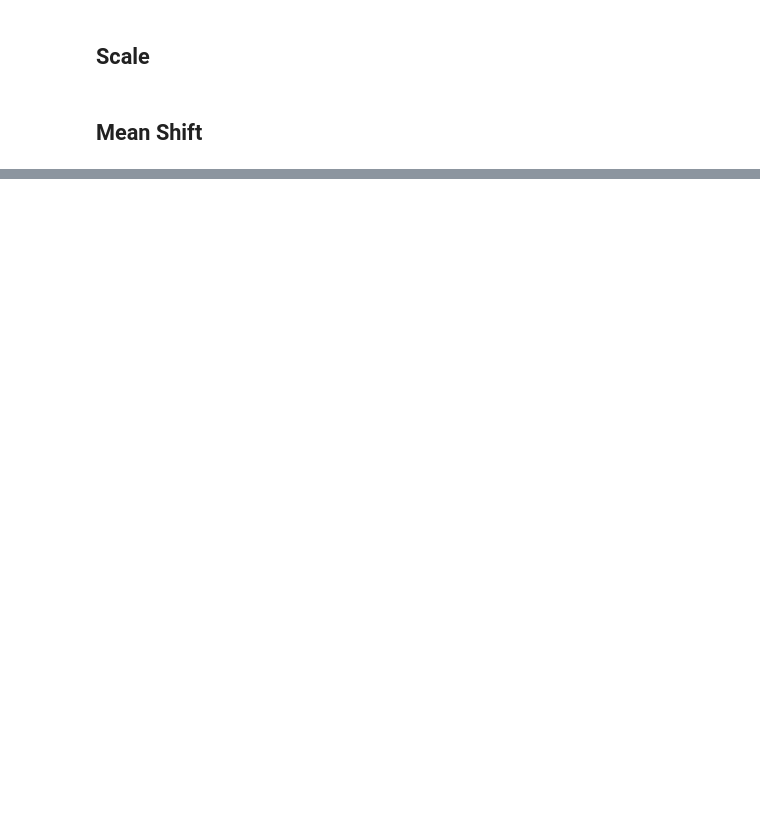
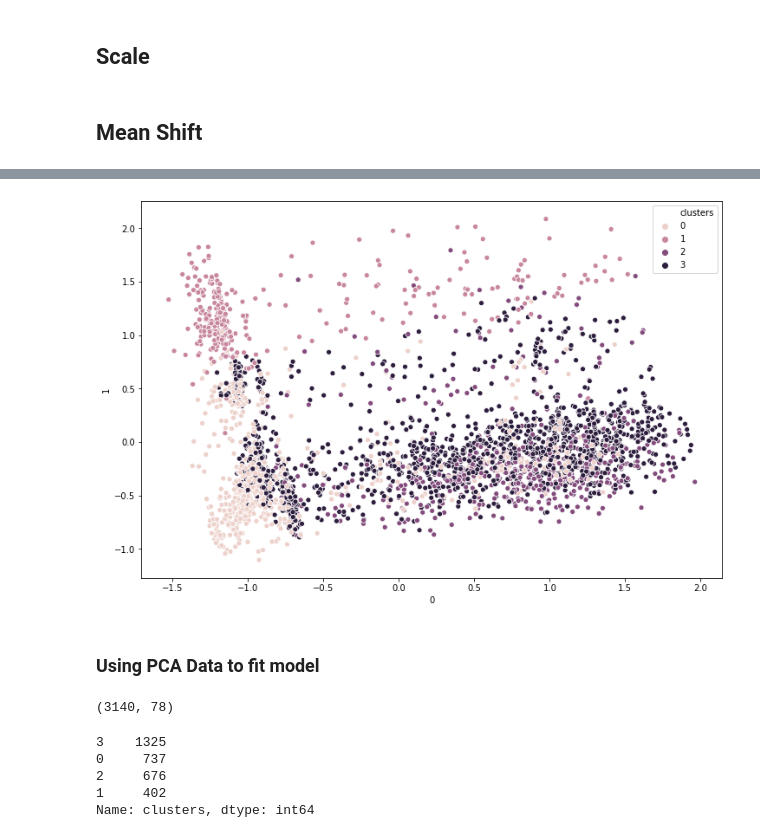
Before and after one commit to ejh56/food-access, a Jupyter notebook: Clustering-Models-Exploration.ipynb, the cells around one changed output, grey strips where cells are left out. Cells and saved outputs as stored; diff of their text form; code cells hidden in the pictures; blank space fills up the shorter version.

```diff
--- a/Clustering-Models-Exploration.ipynb
+++ b/Clustering-Models-Exploration.ipynb
@@ -41,0 +91,17 @@ clusters = mshift.predict(mshift_data)
+# %%
+gmm = GaussianMixture(n_components=4, covariance_type="diag", random_state=2)
+clusters = gmm.fit_predict(data_rescaled)
+# %%
+pca = PCA(n_components = 2)
+gmm_plot = pd.DataFrame(pca.fit_transform(data_rescaled))
+gmm_plot["clusters"] = clusters
+# %%
+fig, ax = plt.subplots(figsize=(12, 8))
+ax = sns.scatterplot(data=gmm_plot,
+                    x=0,
+                    y=1,
+                    hue="clusters")
+# %% [output]
+[figure, added]
+# %% [markdown]
+### Using PCA Data to fit model
@@ -41,0 +111,4 @@ clusters = mshift.predict(mshift_data)
+# %%
+pca_data.shape
+# %% [output]
+(3140, 78)
@@ -43,0 +120,8 @@ mshift_data["clusters"] = clusters
+# %%
+pca_data["clusters"].value_counts()
+# %% [output]
+3    1325
+0     737
+2     676
+1     402
+Name: clusters, dtype: int64
```
Also changed, not shown: parts of 51 cells of this notebook, 50 other files.
